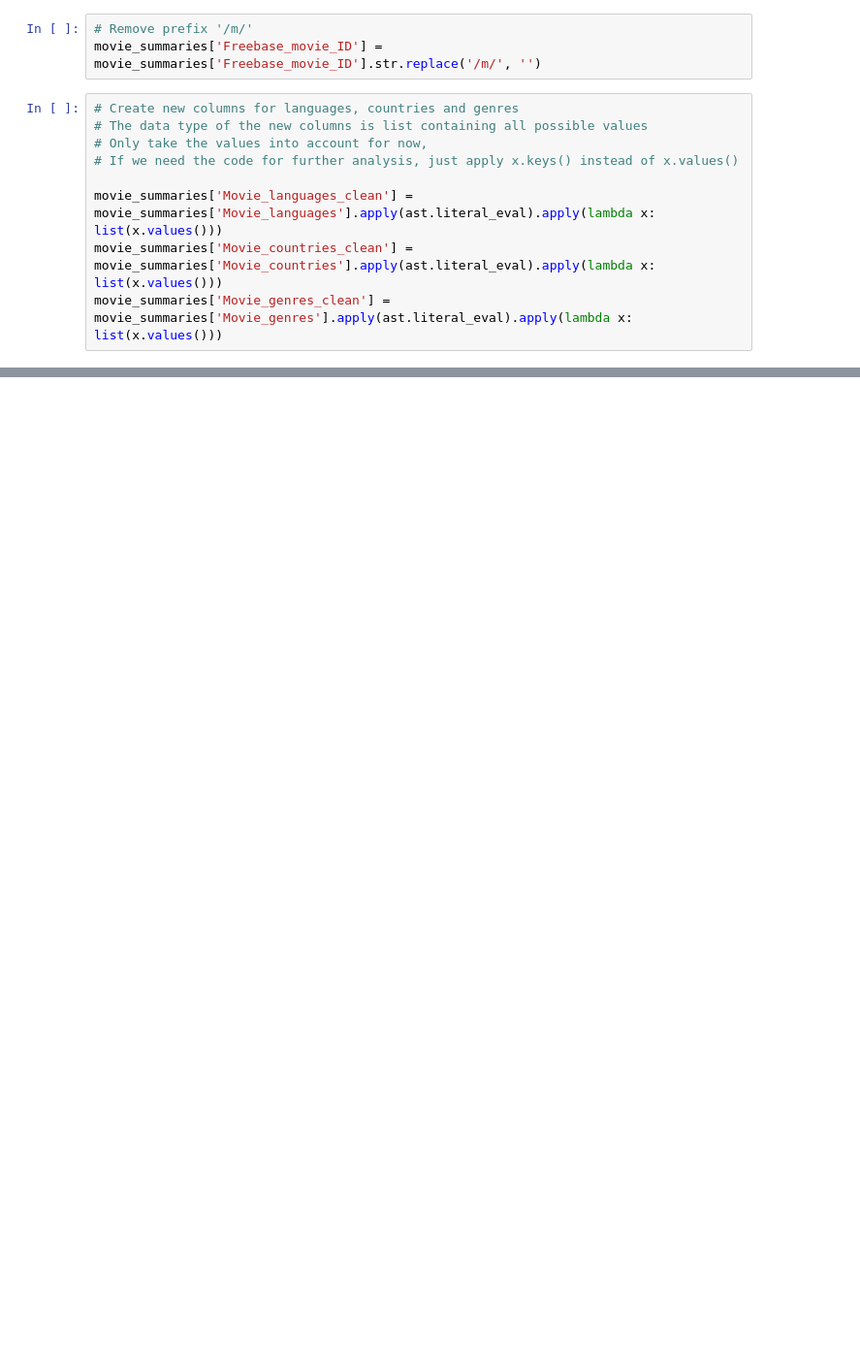
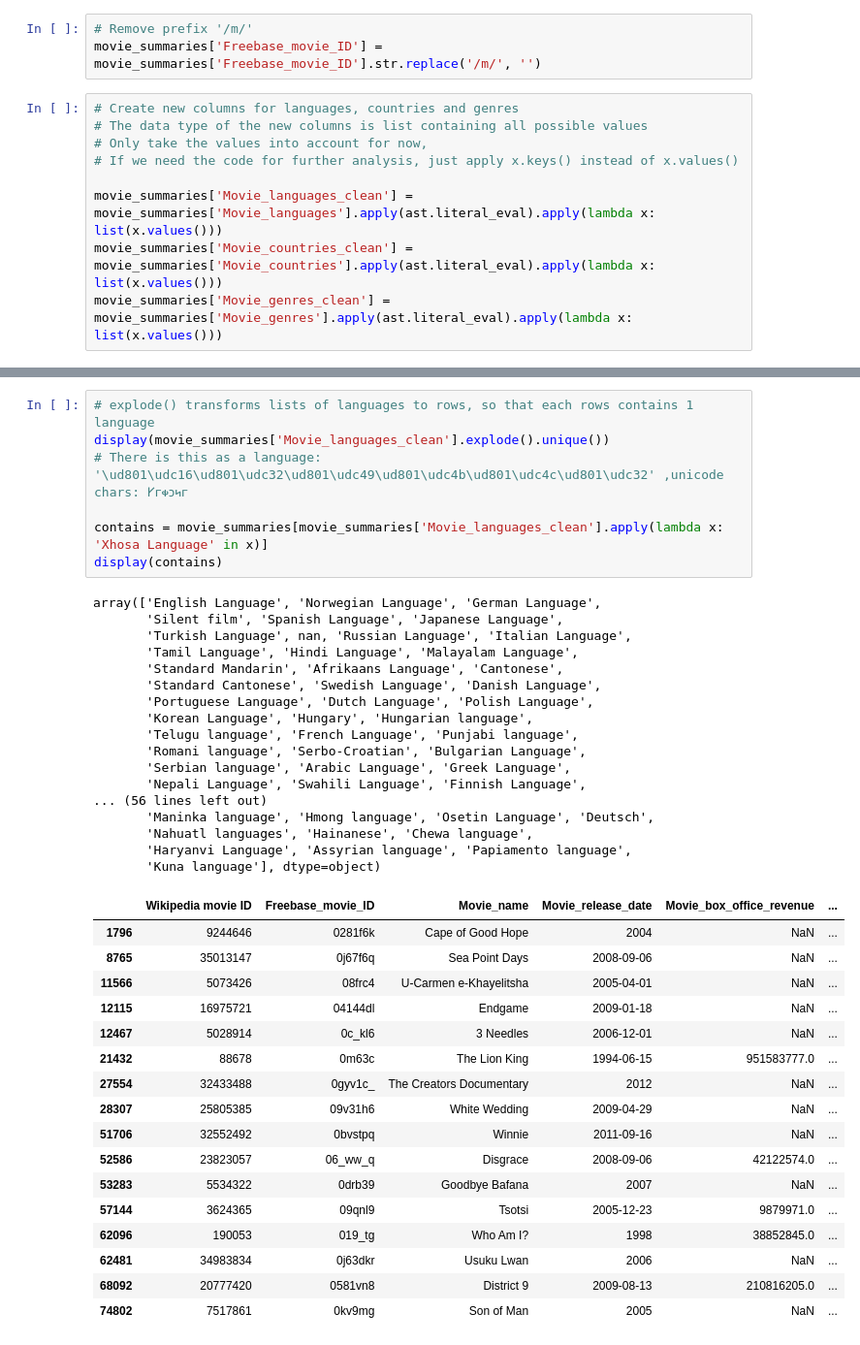
Before and after one commit to epfl-ada/ada-2023-project-pandalysts, a Jupyter notebook: init_pipeline.ipynb, the cells around one changed output, grey strips where cells are left out. Shown at 97% size. Cells and saved outputs as stored; diff of their text form; blank space fills up the shorter version.

```diff
--- a/init_pipeline.ipynb
+++ b/init_pipeline.ipynb
@@ -57,0 +80,42 @@ movie_summaries.head()
+# %%
+# explode() transforms lists of languages to rows, so that each rows contains 1 language
+display(movie_summaries['Movie_languages_clean'].explode().unique())
+# There is this as a language: '\ud801\udc16\ud801\udc32\ud801\udc49\ud801\udc4b\ud801\udc4c\ud801\udc32' ,unicode chars: 𐌖𐌲𐑉𐑋𐑌𐌲
+
+contains = movie_summaries[movie_summaries['Movie_languages_clean'].apply(lambda x: 'Xhosa Language' in x)]
+display(contains)
+# %% [output]
+array(['English Language', 'Norwegian Language', 'German Language',
+       'Silent film', 'Spanish Language', 'Japanese Language',
+       'Turkish Language', nan, 'Russian Language', 'Italian Language',
+       'Tamil Language', 'Hindi Language', 'Malayalam Language',
+       'Standard Mandarin', 'Afrikaans Language', 'Cantonese',
+       'Standard Cantonese', 'Swedish Language', 'Danish Language',
+       'Portuguese Language', 'Dutch Language', 'Polish Language',
+       'Korean Language', 'Hungary', 'Hungarian language',
+       'Telugu language', 'French Language', 'Punjabi language',
+       'Romani language', 'Serbo-Croatian', 'Bulgarian Language',
+       'Serbian language', 'Arabic Language', 'Greek Language',
+       'Nepali Language', 'Swahili Language', 'Finnish Language',
+... (56 lines left out)
+       'Maninka language', 'Hmong language', 'Osetin Language', 'Deutsch',
+       'Nahuatl languages', 'Hainanese', 'Chewa language',
+       'Haryanvi Language', 'Assyrian language', 'Papiamento language',
+       'Kuna language'], dtype=object)
+|  | Wikipedia movie ID | Freebase_movie_ID | Movie_name | Movie_release_date | Movie_box_office_revenue | ... |
+| 1796 | 9244646 | 0281f6k | Cape of Good Hope | 2004 | NaN | ... |
+| 8765 | 35013147 | 0j67f6q | Sea Point Days | 2008-09-06 | NaN | ... |
+| 11566 | 5073426 | 08frc4 | U-Carmen e-Khayelitsha | 2005-04-01 | NaN | ... |
+| 12115 | 16975721 | 04144dl | Endgame | 2009-01-18 | NaN | ... |
+| 12467 | 5028914 | 0c_kl6 | 3 Needles | 2006-12-01 | NaN | ... |
+| 21432 | 88678 | 0m63c | The Lion King | 1994-06-15 | 951583777.0 | ... |
+| 27554 | 32433488 | 0gyv1c_ | The Creators Documentary | 2012 | NaN | ... |
+| 28307 | 25805385 | 09v31h6 | White Wedding | 2009-04-29 | NaN | ... |
+| 51706 | 32552492 | 0bvstpq | Winnie | 2011-09-16 | NaN | ... |
+| 52586 | 23823057 | 06_ww_q | Disgrace | 2008-09-06 | 42122574.0 | ... |
+| 53283 | 5534322 | 0drb39 | Goodbye Bafana | 2007 | NaN | ... |
+| 57144 | 3624365 | 09qnl9 | Tsotsi | 2005-12-23 | 9879971.0 | ... |
+| 62096 | 190053 | 019_tg | Who Am I? | 1998 | 38852845.0 | ... |
+| 62481 | 34983834 | 0j63dkr | Usuku Lwan | 2006 | NaN | ... |
+| 68092 | 20777420 | 0581vn8 | District 9 | 2009-08-13 | 210816205.0 | ... |
+| 74802 | 7517861 | 0kv9mg | Son of Man | 2005 | NaN | ... |
```
Also changed, not shown: parts of 5 cells of this notebook.
